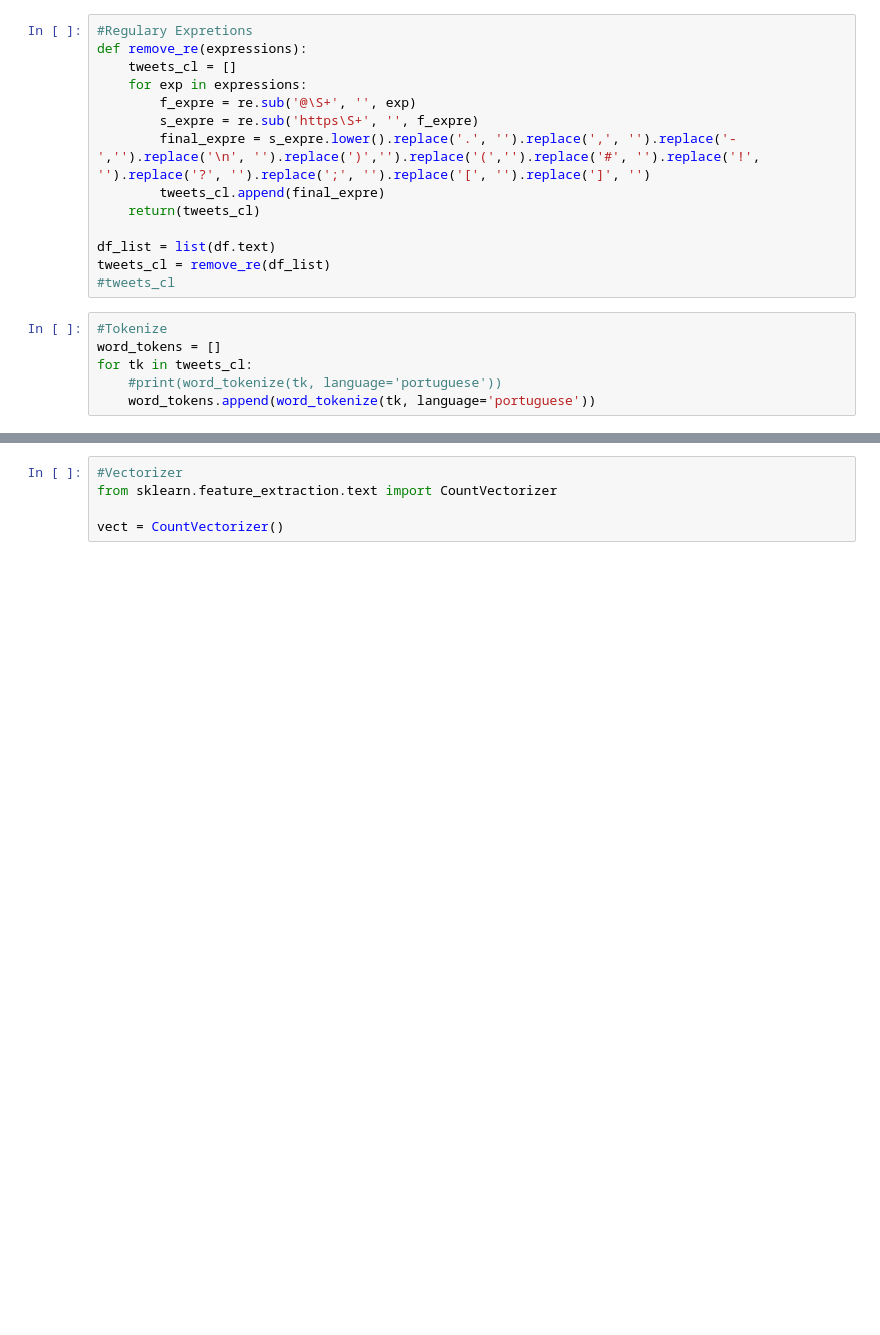
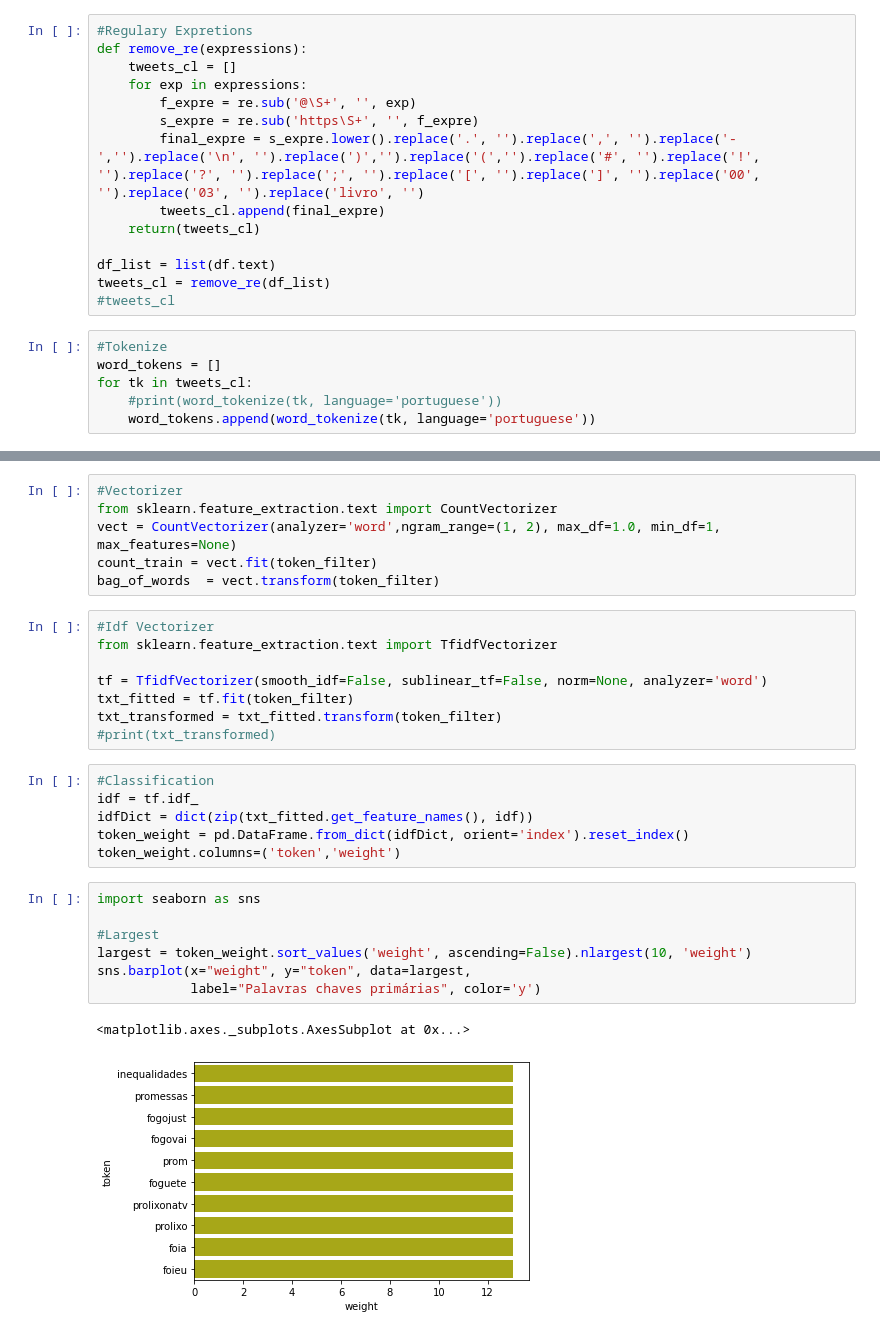
Before and after one commit to mathecsilva/sentiment-analysis-twitter-pt-livros, a Jupyter notebook: sentiment-analysis-twitter-pt-livros.ipynb, the cells around one changed output, grey strips where cells are left out. Drawn from its saved outputs; the diff is of its cells as text; blank space fills up the shorter version.

```diff
--- a/sentiment-analysis-twitter-pt-livros.ipynb
+++ b/sentiment-analysis-twitter-pt-livros.ipynb
@@ -98,7 +110,7 @@ def remove_re(expressions):
     for exp in expressions:
         f_expre = re.sub('@\S+', '', exp)
         s_expre = re.sub('https\S+', '', f_expre)
-        final_expre = s_expre.lower().replace('.', '').replace(',', '').replace('-','').replace('\n', '').replace(')','').replace('(','').replace('#', '').replace('!', '').replace('?', '').replace(';', '').replace('[', '').replace(']', '')
+        final_expre = s_expre.lower().replace('.', '').replace(',', '').replace('-','').replace('\n', '').replace(')','').replace('(','').replace('#', '').replace('!', '').replace('?', '').replace(';', '').replace('[', '').replace(']', '').replace('00', '').replace('03', '').replace('livro', '')
         tweets_cl.append(final_expre)
     return(tweets_cl)
 
@@ -123,5 +134,30 @@ for wt in word_tokens:
 # %%
 #Vectorizer
 from sklearn.feature_extraction.text import CountVectorizer
-
-vect = CountVectorizer()
+vect = CountVectorizer(analyzer='word',ngram_range=(1, 2), max_df=1.0, min_df=1, max_features=None)
+count_train = vect.fit(token_filter)
+bag_of_words  = vect.transform(token_filter)
+# %%
+#Idf Vectorizer
+from sklearn.feature_extraction.text import TfidfVectorizer
+
+tf = TfidfVectorizer(smooth_idf=False, sublinear_tf=False, norm=None, analyzer='word')
+txt_fitted = tf.fit(token_filter)
+txt_transformed = txt_fitted.transform(token_filter)
+#print(txt_transformed)
+# %%
+#Classification
+idf = tf.idf_
+idfDict = dict(zip(txt_fitted.get_feature_names(), idf))
+token_weight = pd.DataFrame.from_dict(idfDict, orient='index').reset_index()
+token_weight.columns=('token','weight')
+# %%
+import seaborn as sns
+
+#Largest
+largest = token_weight.sort_values('weight', ascending=False).nlargest(10, 'weight')
+sns.barplot(x="weight", y="token", data=largest,
+            label="Palavras chaves primárias", color='y')
+# %% [output]
+<matplotlib.axes._subplots.AxesSubplot at 0x...>
+[figure, added]
```
Also changed, not shown: parts of 7 cells of this notebook.
